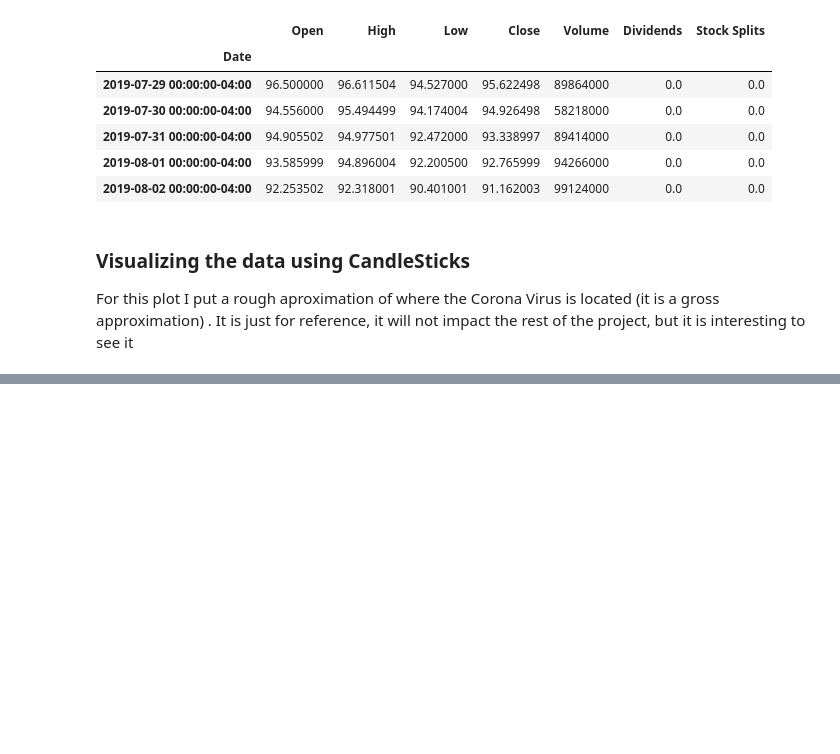
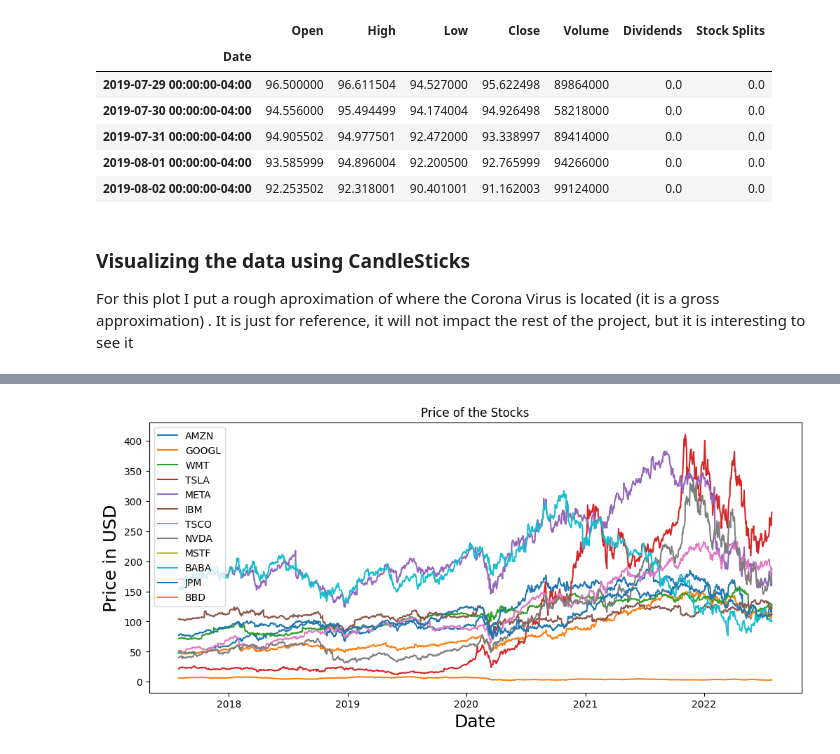
Before and after one commit to leoneleo/portifolio_opm, a Jupyter notebook: port_opm.ipynb, the cells around one changed output, grey strips where cells are left out. Saved outputs shown, nothing was run; the diff lists cells and outputs as text; code cells hidden in the pictures; blank space fills up the shorter version.

```diff
--- a/port_opm.ipynb
+++ b/port_opm.ipynb
@@ -88,0 +95,14 @@ df.head()
+# %%
+# plot size
+plt.figure(figsize=(12,5))
+
+# selecting all stocks
+for i in df.columns.values:
+    plt.plot( df[i],  label=i)
+plt.title('Price of the Stocks')
+plt.xlabel('Date',fontsize=18)
+plt.ylabel('Price in USD',fontsize=18)
+plt.legend(df.columns.values, loc='upper left')
+plt.show()
+# %% [output]
+[figure, added]
```
Also changed, not shown: parts of 3 cells of this notebook.
